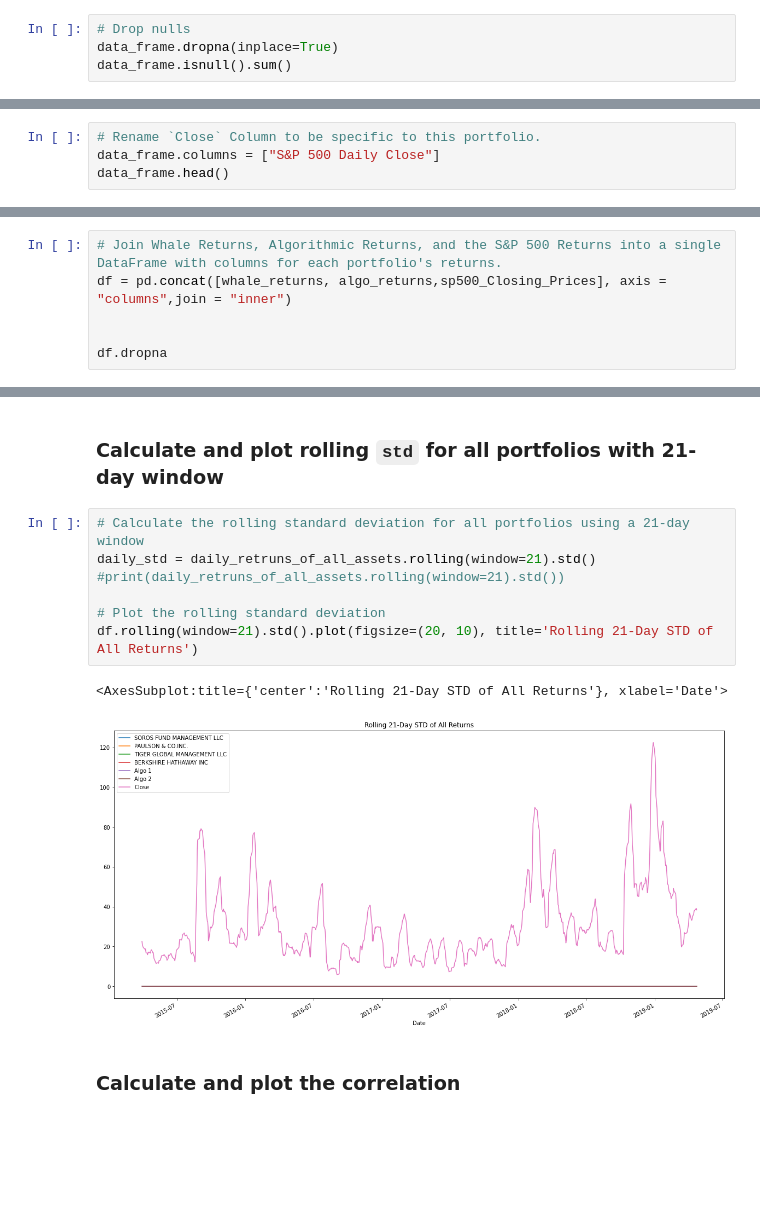
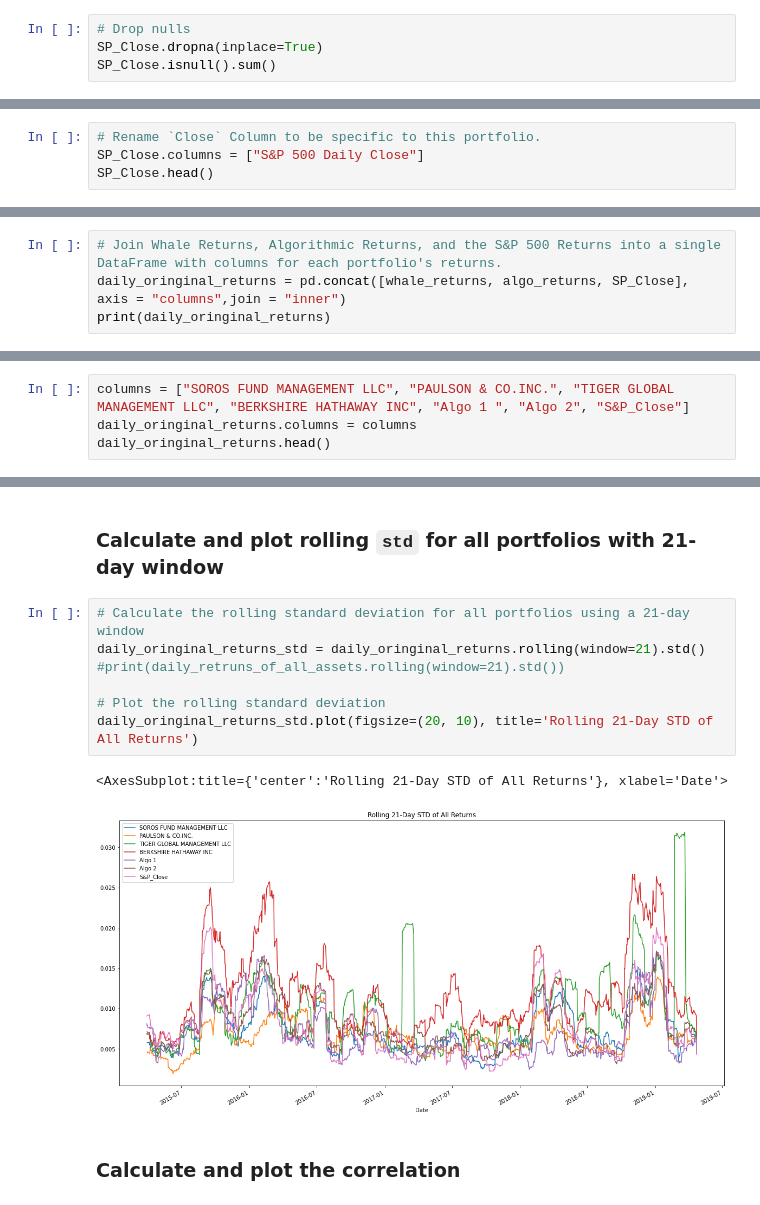
Before and after one commit to JamelBoyer/J_Boyer_Bootcamp, a Jupyter notebook: 02-Homework/04-Pandas/Instructions/Starter_Code/whale_analysis.ipynb, the cells around one changed output, grey strips where cells are left out. Drawn from its saved outputs; the diff is of its cells as text; blank space fills up the shorter version.

```diff
--- a/02-Homework/04-Pandas/Instructions/Starter_Code/whale_analysis.ipynb
+++ b/02-Homework/04-Pandas/Instructions/Starter_Code/whale_analysis.ipynb
@@ -225,15 +225,15 @@ data_frame.head()
 | 2012-10-05 | -0.000322 |
 # %%
 # Drop nulls
-data_frame.dropna(inplace=True)
-data_frame.isnull().sum()
+SP_Close.dropna(inplace=True)
+SP_Close.isnull().sum()
 # %% [output]
 Close    0
 dtype: int64
 # %%
 # Rename `Close` Column to be specific to this portfolio.
-data_frame.columns = ["S&P 500 Daily Close"]
-data_frame.head()
+SP_Close.columns = ["S&P 500 Daily Close"]
+SP_Close.head()
 # %% [output]
 |  | S&P 500 Daily Close |
 | Date |  |
@@ -246,8 +246,6 @@ data_frame.head()
 ## Combine Whale, Algorithmic, and S&P 500 Returns
 # %%
 # Join Whale Returns, Algorithmic Returns, and the S&P 500 Returns into a single DataFrame with columns for each portfolio's returns.
-df = pd.concat([whale_returns, algo_returns,sp500_Closing_Prices], axis = "columns",join = "inner")
-
-
-df.dropna
+daily_oringinal_returns = pd.concat([whale_returns, algo_returns, SP_Close], axis = "columns",join = "inner")
+print(daily_oringinal_returns)
 # %% [output]
@@ -312,0 +305,4 @@ df.dropna()
+# %%
+columns = ["SOROS FUND MANAGEMENT LLC", "PAULSON & CO.INC.", "TIGER GLOBAL MANAGEMENT LLC", "BERKSHIRE HATHAWAY INC", "Algo 1 ", "Algo 2", "S&P_Close"]
+daily_oringinal_returns.columns = columns
+daily_oringinal_returns.head()
@@ -416,14 +429,14 @@ Risk changes over time. Analyze the rolling statistics for Risk and Beta.
 ### Calculate and plot rolling `std` for all portfolios with 21-day window
 # %%
 # Calculate the rolling standard deviation for all portfolios using a 21-day window
-daily_std = daily_retruns_of_all_assets.rolling(window=21).std()
+daily_oringinal_returns_std = daily_oringinal_returns.rolling(window=21).std()
 #print(daily_retruns_of_all_assets.rolling(window=21).std())
 
 # Plot the rolling standard deviation
-df.rolling(window=21).std().plot(figsize=(20, 10), title='Rolling 21-Day STD of All Returns')
+daily_oringinal_returns_std.plot(figsize=(20, 10), title='Rolling 21-Day STD of All Returns')
 # %% [output]
 <AxesSubplot:title={'center':'Rolling 21-Day STD of All Returns'}, xlabel='Date'>
-[figure, old version]
+[figure, new version]
 # %% [markdown]
 ### Calculate and plot the correlation
 # %%
```
Also changed, not shown: parts of 38 cells of this notebook.
